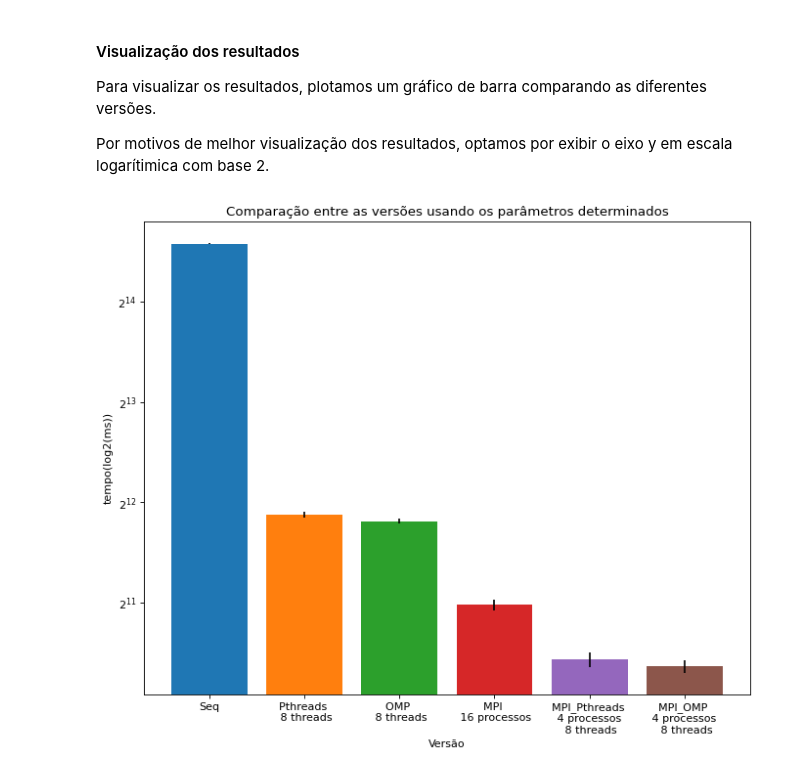
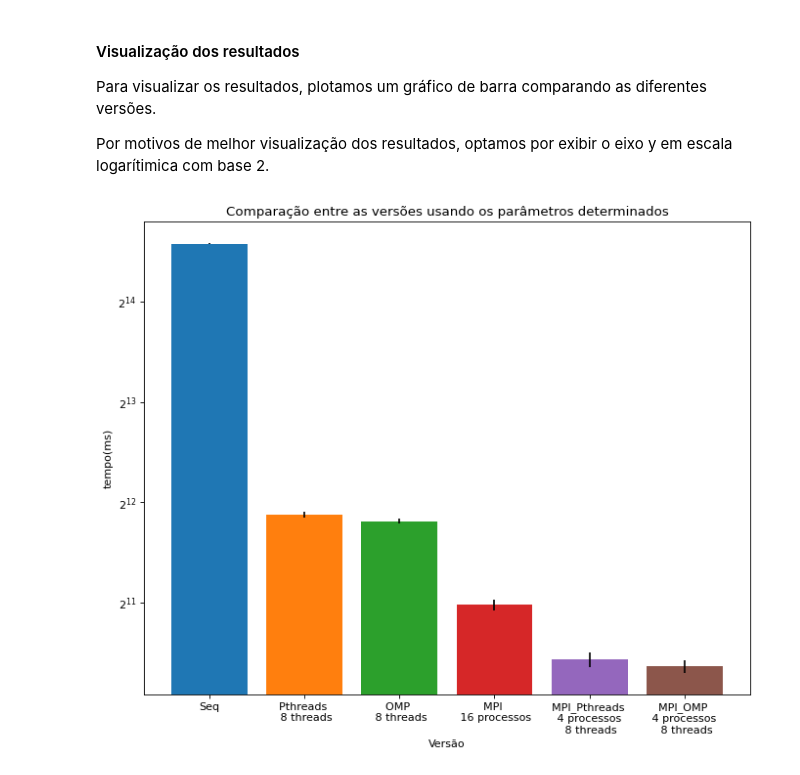
Before and after one commit to T-Guerrero/MAC0219-EP2, a Jupyter notebook: docs/documentation.ipynb, the cells around one changed output. Drawn from its saved outputs; the diff is of its cells as text; code cells hidden in the pictures.

```diff
--- a/docs/documentation.ipynb
+++ b/docs/documentation.ipynb
@@ -243,35 +225,32 @@ Coleta os dados para o número fornecido
 e plota o gráfico de cada versão.
 '''
 def plot(threads):
+    y = []
+    confidence = []
+
     y_mpi_pth = [i[0] for i in data["mpi_pth"][threads]]
-    y_mpi_pth = np.array(y_mpi_pth)
+    y.append(np.array(y_mpi_pth))
+
+    y_mpi_omp = [i[0] for i in data["mpi_omp"][threads]]
+    y.append(np.array(y_mpi_omp))
 
     confidence_mpi_pth = [i[1] for i in data["mpi_pth"][threads]]
-    confidence_mpi_pth = np.array(confidence_mpi_pth)
-
-    y_mpi_omp = [i[0] for i in data["mpi_omp"][threads]]
-    y_mpi_omp = np.array(y_mpi_omp)
+    confidence.append(np.array(confidence_mpi_pth))
 
     confidence_mpi_omp = [i[1] for i in data["mpi_omp"][threads]]
-    confidence_mpi_omp = np.array(confidence_mpi_omp)
-
+    confidence.append(np.array(confidence_mpi_omp))
 
     fig, axs = plt.subplots(1, 2, figsize = (12, 4), dpi=80)
-    axs[0].plot(x, y_mpi_pth)
-    axs[0].grid(color='black', linewidth=0.5, axis = 'y')
-    axs[0].set(ylabel = "Tempo(log2(ms))" , xlabel = "Número de processos")
-    fig.suptitle(str(threads) + " threads")
-    axs[0].fill_between(x, (y_mpi_pth-confidence_mpi_pth), (y_mpi_pth+confidence_mpi_pth), color='pink', alpha=1)
-    axs[0].set_yscale("log", base = 2)
-    axs[0].set_title("MPI pthreads")
-
-
-    axs[1].plot(x, y_mpi_omp)
-    axs[1].grid(color='black', linewidth=0.5, axis = 'y')
-    axs[1].set(ylabel = "Tempo(log2(ms))" , xlabel = "Número de processos")
-    axs[1].fill_between(x, (y_mpi_omp-confidence_mpi_omp), (y_mpi_omp+confidence_mpi_omp), color='pink', alpha=1)
-    axs[1].set_yscale("log", base = 2)
-    axs[1].set_title("MPI OMP")
+    titles = ["MPI Pthreads", "MPI OMP"]
+    for i, title in enumerate(titles):
+        axs[i].fill_between(x, (y[i]-confidence[i]), (y[i]+confidence[i]), color='pink', alpha=1)
+        axs[i].scatter(x, y[i])
+        axs[i].grid(color='black', linewidth=0.5, axis = 'y')
+        axs[i].set_yscale("log", base = 2)
+        axs[i].set(ylabel = "Tempo(ms)" , xlabel = "Número de processos")
+        axs[i].set_title(title)
+        axs[i].legend(["Intervalo de confiança", "Medições"])
+        fig.suptitle(str(threads) + " threads")
 # %%
 for i in range(6):
     plot(2**i)
@@ -369,17 +361,17 @@ xlabel = ['Seq', 'Pthreads \n 8 threads',
 # %%
 '''
 Plota os resultados
 '''
 plt.figure(figsize=(10, 8), dpi=80)
 plt.bar(range(len(tipos)), y, align='center', yerr=confidence_interval, color=colors)
 plt.xticks(range(len(xlabel)), xlabel)
 plt.yscale("log", base = 2)
 
-plt.ylabel('tempo(log2(ms))')
+plt.ylabel('tempo(ms)')
 plt.xlabel('Versão')
 plt.title('Comparação entre as versões usando os parâmetros determinados')
 plt.show()
 # %% [output]
-[figure, old version]
+[figure, new version]
 # %% [markdown]
 #### Discussão dos resultados <a id="sixth"></a>
```
Also changed, not shown: parts of 8 cells of this notebook, 2 other files.
